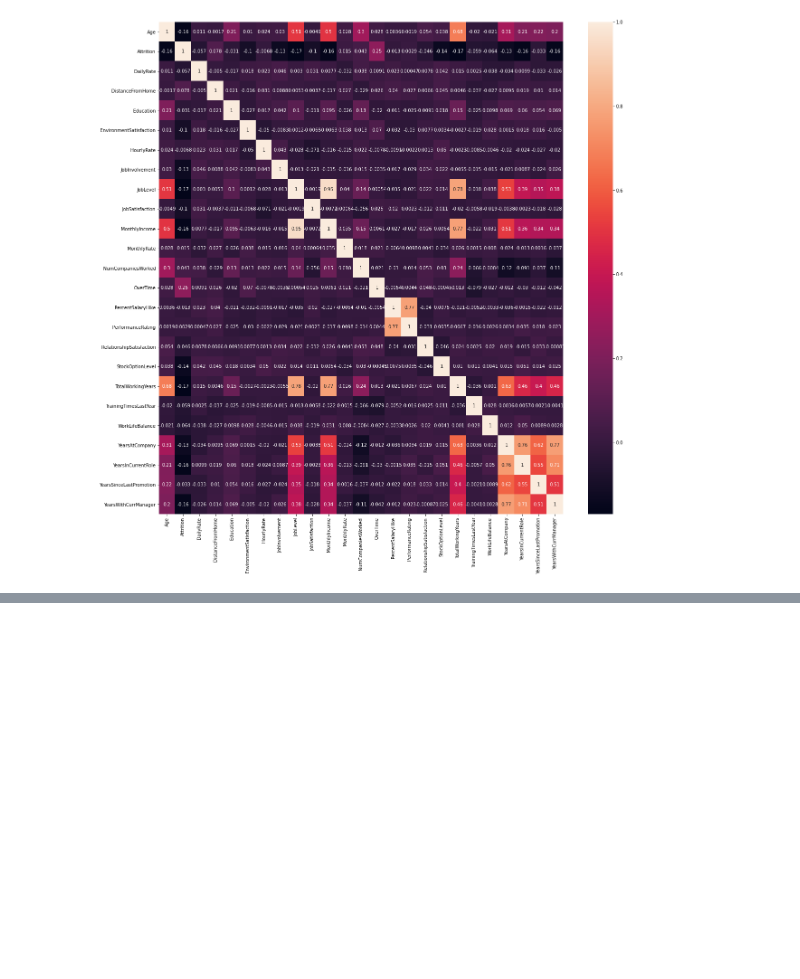
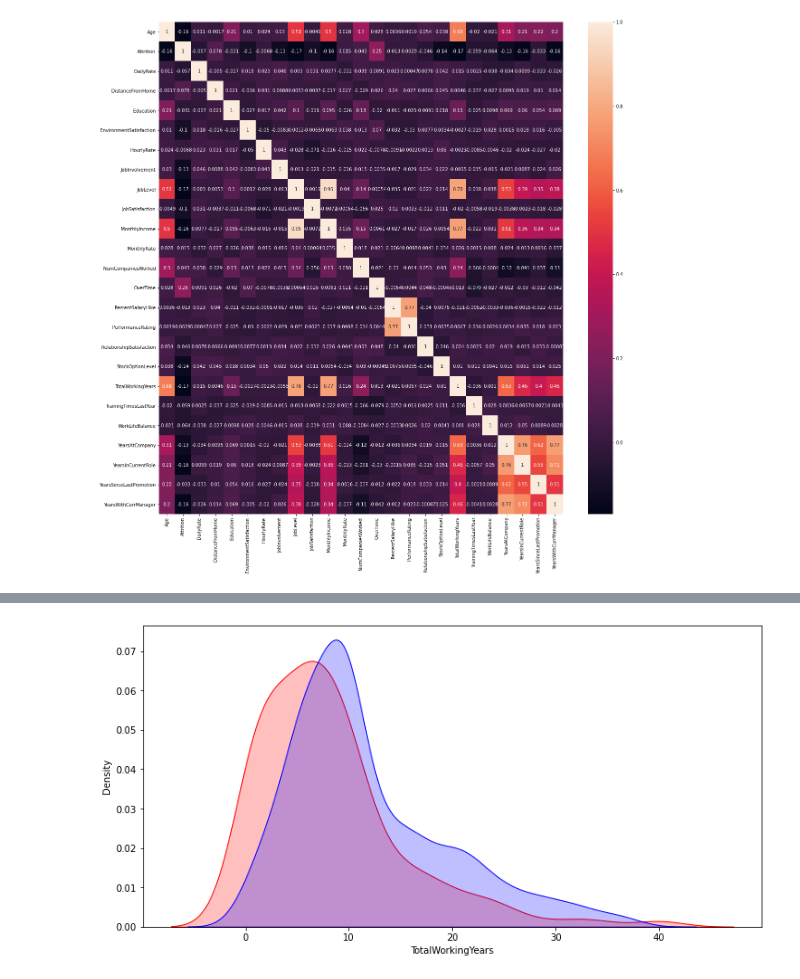
Before and after one commit to caiquemiranda/machine-learning-business-python, a Jupyter notebook: RH-department.ipynb, the cells around one changed output, grey strips where cells are left out. Drawn from its saved outputs; the diff is of its cells as text; code cells hidden in the pictures; blank space fills up the shorter version.

```diff
--- a/RH-department.ipynb
+++ b/RH-department.ipynb
@@ -188,0 +234,6 @@ sns.heatmap(correlação_atributos, annot=True);
+# %%
+plt.figure(figsize=(12, 6))
+sns.kdeplot(colaboradores_saem['TotalWorkingYears'], label='Funcionarios que sairam da empresa', color='r', shade=True);
+sns.kdeplot(colaboradores_ficam['TotalWorkingYears'], label='Funcionarios que ficaram da empresa', color='b', shade=True);
+# %% [output]
+[figure, added]
```
Also changed, not shown: parts of 9 cells of this notebook.
